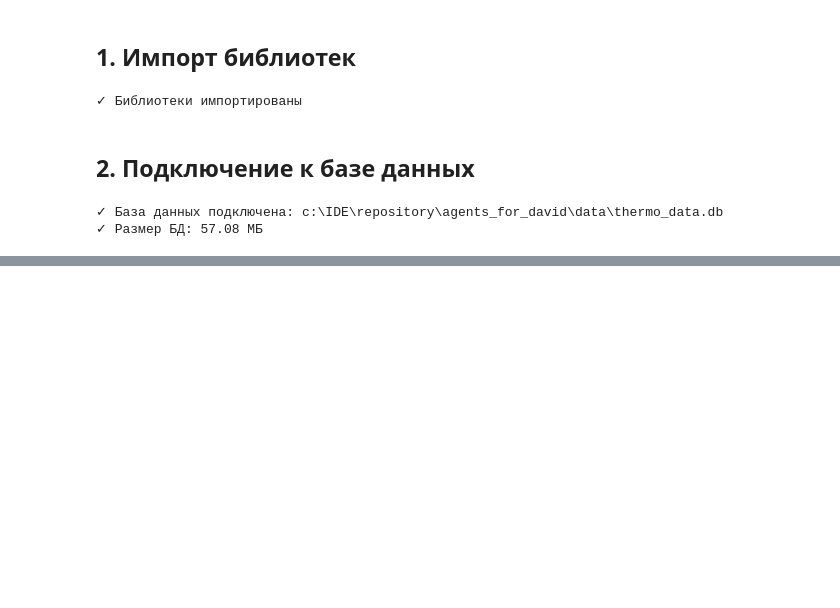
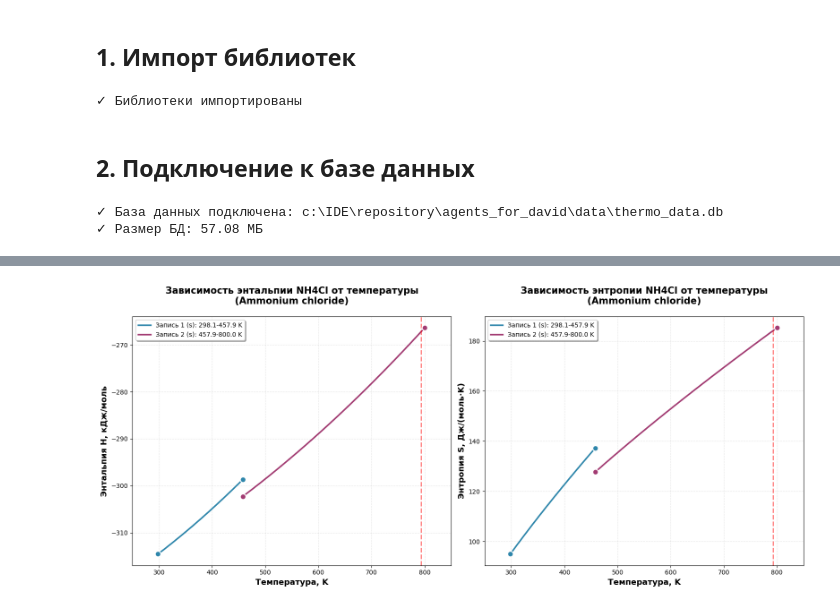
Before and after one commit to davjdk/ThermoCalcBot, a Jupyter notebook: docs/calc_example.ipynb, the cells around one changed output, grey strips where cells are left out. Saved outputs shown, nothing was run; the diff lists cells and outputs as text; code cells hidden in the pictures; blank space fills up the shorter version.

```diff
--- a/docs/calc_example.ipynb
+++ b/docs/calc_example.ipynb
@@ -1065,0 +341,94 @@ print("✓ Графики построены")
+# %%
+# Построение графиков H(T) и S(T) для всех веществ
+for formula, data in compound_data.items():
+    config = data['config']
+    records = data['records']
+    reference_record = data['reference_record']
+
+    if not records or not reference_record:
+        print(f"⚠ Нет данных для {formula}, пропускаем")
+        continue
+
+    fig, (ax1, ax2) = plt.subplots(1, 2, figsize=(16, 7))
+
+    # Строим графики для каждой записи
+    for idx, record in enumerate(records):
+        # DatabaseRecord использует атрибуты, а не словарь
+        T_min = record.tmin
+        T_max = record.tmax
+        phase = record.phase
+
+        # Массив температур
+        temperatures = np.linspace(T_min, T_max, 200)
+
+        # Рассчитываем H(T) и S(T) для каждой температуры
+        H_values = []
+        S_values = []
+
+        for T in temperatures:
+            H, S = calculate_H_S(record, reference_record, T)
+            H_values.append(H)
+            S_values.append(S)
+
+        label = f"Запись {idx+1} ({phase}): {T_min:.1f}-{T_max:.1f} K"
+        linestyle = '-' if phase == 's' else '--'
+        color = config['colors'][idx % len(config['colors'])]
+
+        # График энтальпии
+        ax1.plot(temperatures, H_values,
+                label=label,
+                linewidth=2.5,
+                color=color,
+                linestyle=linestyle)
+        ax1.scatter([T_min, T_max],
+                   [H_values[0], H_values[-1]],
+                   color=color,
+                   s=80,
+                   zorder=5,
+                   edgecolors='white',
+                   linewidths=1.5)
+
+        # График энтропии
+        ax2.plot(temperatures, S_values,
+                label=label,
+                linewidth=2.5,
+                color=color,
+                linestyle=linestyle)
+        ax2.scatter([T_min, T_max],
+                   [S_values[0], S_values[-1]],
+                   color=color,
+                   s=80,
+                   zorder=5,
+                   edgecolors='white',
+                   linewidths=1.5)
+
+    # Оформление графика энтальпии
+    ax1.set_xlabel('Температура, K', fontsize=13, fontweight='bold')
+    ax1.set_ylabel('Энтальпия H, кДж/моль', fontsize=13, fontweight='bold')
+    ax1.set_title(f'Зависимость энтальпии {formula} от температуры\n({config["name"]})',
+                 fontsize=15, fontweight='bold', pad=20)
+    ax1.legend(fontsize=10, frameon=True, shadow=True, fancybox=True)
+    ax1.grid(True, alpha=0.3, linestyle='--', linewidth=0.8)
+    ax1.set_xlim(config['temp_range'])
+
+    # Оформление графика энтропии
+    ax2.set_xlabel('Температура, K', fontsize=13, fontweight='bold')
+    ax2.set_ylabel('Энтропия S, Дж/(моль·K)', fontsize=13, fontweight='bold')
+    ax2.set_title(f'Зависимость энтропии {formula} от температуры\n({config["name"]})',
+                 fontsize=15, fontweight='bold', pad=20)
+    ax2.legend(fontsize=10, frameon=True, shadow=True, fancybox=True)
+    ax2.grid(True, alpha=0.3, linestyle='--', linewidth=0.8)
+    ax2.set_xlim(config['temp_range'])
+
+    # Добавляем фазовый переход на обоих графиках
+    if 'phase_transition' in config:
+        trans = config['phase_transition']
+        ax1.axvline(x=trans['temp'], color='red', linestyle='--', linewidth=2, alpha=0.5)
+        ax2.axvline(x=trans['temp'], color='red', linestyle='--', linewidth=2, alpha=0.5)
+
+    plt.tight_layout()
+    plt.show()
+
+    print(f"✓ Графики H(T) и S(T) для {formula} построены\n")
+# %% [output]
+[figure, added]
```
Also changed, not shown: parts of 30 cells of this notebook, 3 other files.
